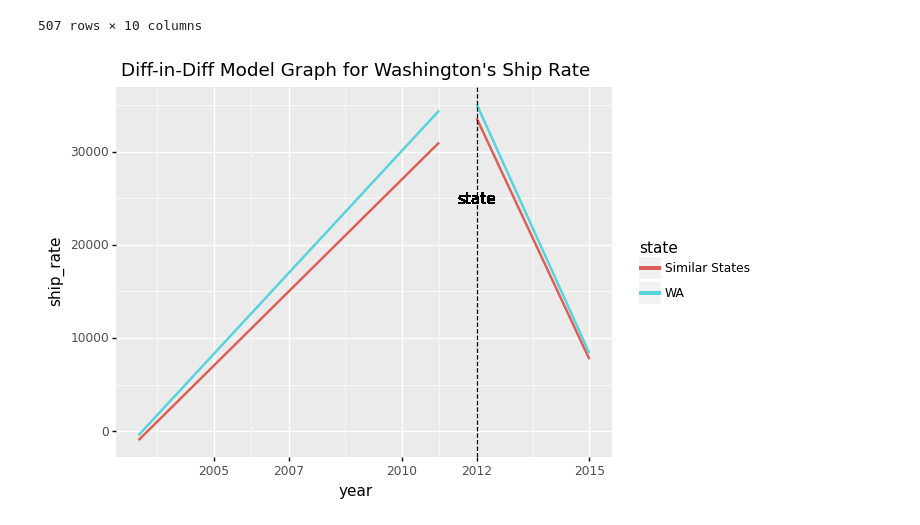
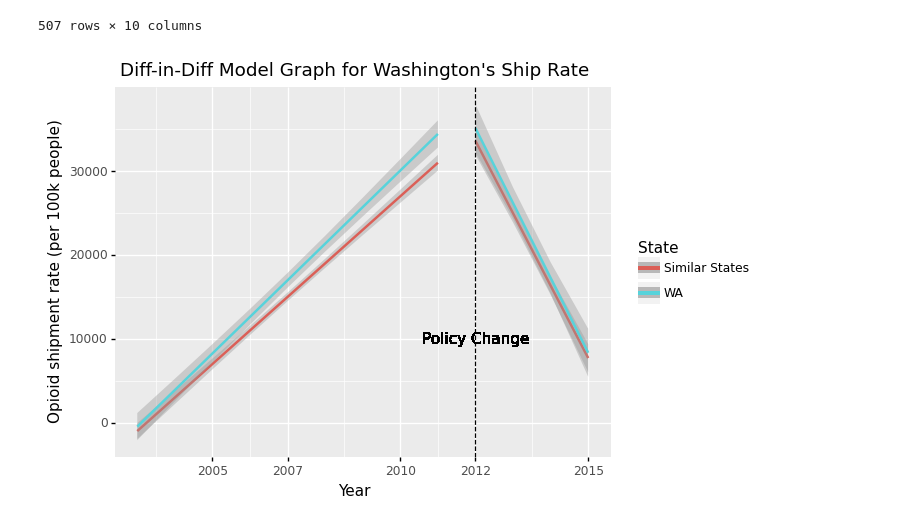
Before and after one commit to Yer1k/opioid_causal_inference, a Jupyter notebook: 10_code/diff-in-diff_analysis.ipynb, the cells around one changed output. Saved outputs shown, nothing was run; the diff lists cells and outputs as text; code cells hidden in the pictures.

```diff
--- a/10_code/diff-in-diff_analysis.ipynb
+++ b/10_code/diff-in-diff_analysis.ipynb
@@ -245,27 +251,29 @@ washington_df[washington_df["state"] == "WA"]
 # %%
 washington_shiprate = (
     ggplot(
         washington_df,
         aes(x="year", y="ship_rate", color="state"),
     )
     + geom_smooth(
-        method="lm", data=washington_df[washington_df["year"] < 2012], se=False
+        method="lm", data=washington_df[washington_df["year"] < 2012], level=0.9
     )
     + geom_smooth(
-        method="lm", data=washington_df[washington_df["year"] >= 2012], se=False
+        method="lm", data=washington_df[washington_df["year"] >= 2012], level=0.9
     )
     + scale_x_continuous(breaks = [2002, 2005, 2007, 2010, 2012, 2015])
     + geom_vline(xintercept=2012, linetype="dashed")
-    + geom_text(x=2012, y=25000, label="state", color="black")
+    + geom_text(x=2012, y=10000, label="Policy Change", color="black")
     + labs(
         title="Diff-in-Diff Model Graph for Washington's Ship Rate",
-        color="state",
+        y="Opioid shipment rate (per 100k people)",
+        x="Year",
+        color="State",
     )
     + theme(legend_position="right")
 )
 print(washington_shiprate)
 # %% [output]
-[figure, old version]
+[figure, new version]
 # %%
 washington_deaths = (
     ggplot(
```
Also changed, not shown: parts of 4 cells of this notebook.
